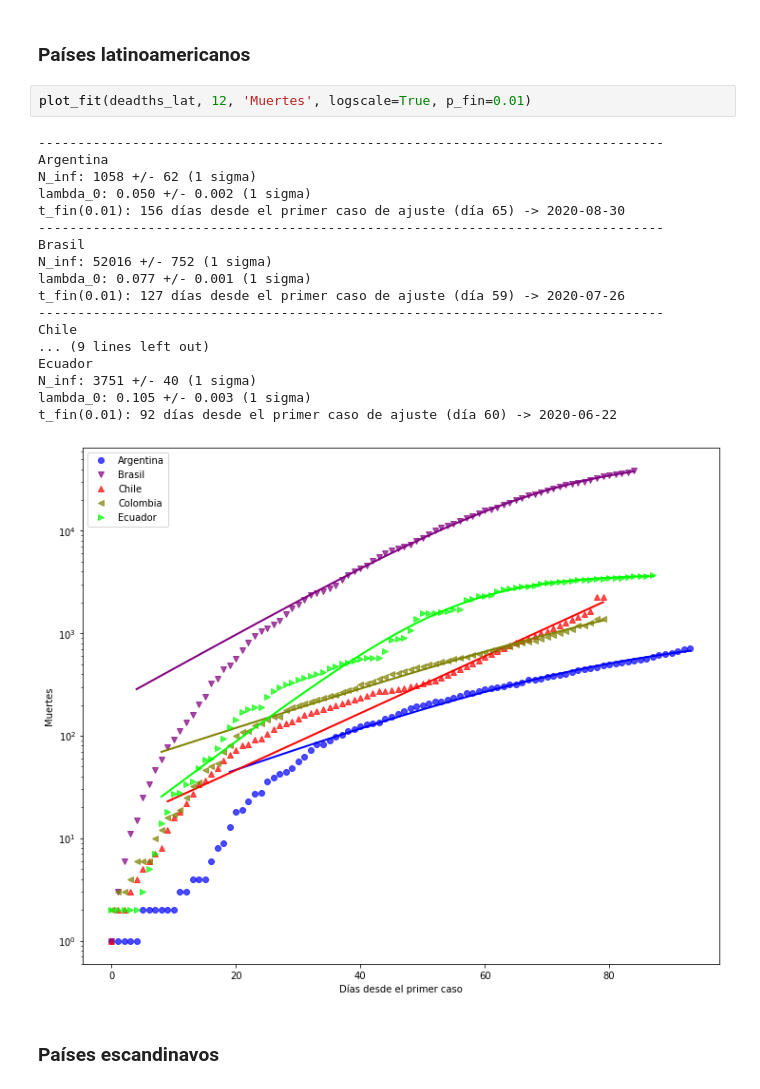
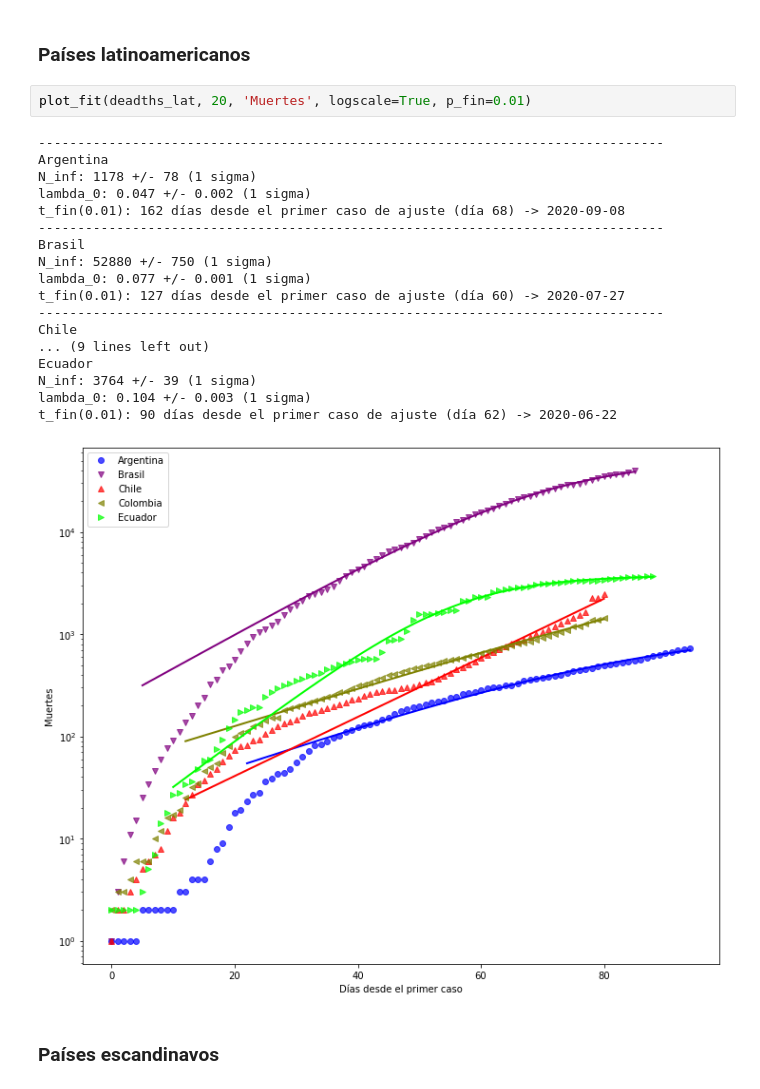
Before and after one commit to manuxch/logistic-covid19, a Jupyter notebook: Logistic_model_COVID-19.ipynb, the cells around one changed output. Saved outputs shown, nothing was run; the diff lists cells and outputs as text.

```diff
--- a/Logistic_model_COVID-19.ipynb
+++ b/Logistic_model_COVID-19.ipynb
@@ -276,26 +276,26 @@ t_fin(0.01): 94 días desde el primer caso de ajuste (día 57) -> 2020-06-21
 # %% [markdown]
 ### Países latinoamericanos
 # %%
-plot_fit(deadths_lat, 12, 'Muertes', logscale=True, p_fin=0.01)
+plot_fit(deadths_lat, 20, 'Muertes', logscale=True, p_fin=0.01)
 # %% [output]
 --------------------------------------------------------------------------------
 Argentina
-N_inf: 1058 +/- 62 (1 sigma)
-lambda_0: 0.050 +/- 0.002 (1 sigma)
-t_fin(0.01): 156 días desde el primer caso de ajuste (día 65) -> 2020-08-30
+N_inf: 1178 +/- 78 (1 sigma)
+lambda_0: 0.047 +/- 0.002 (1 sigma)
+t_fin(0.01): 162 días desde el primer caso de ajuste (día 68) -> 2020-09-08
 --------------------------------------------------------------------------------
 Brasil
-N_inf: 52016 +/- 752 (1 sigma)
+N_inf: 52880 +/- 750 (1 sigma)
 lambda_0: 0.077 +/- 0.001 (1 sigma)
-t_fin(0.01): 127 días desde el primer caso de ajuste (día 59) -> 2020-07-26
+t_fin(0.01): 127 días desde el primer caso de ajuste (día 60) -> 2020-07-27
 --------------------------------------------------------------------------------
 Chile
 ... (9 lines left out)
 Ecuador
-N_inf: 3751 +/- 40 (1 sigma)
-lambda_0: 0.105 +/- 0.003 (1 sigma)
-t_fin(0.01): 92 días desde el primer caso de ajuste (día 60) -> 2020-06-22
+N_inf: 3764 +/- 39 (1 sigma)
+lambda_0: 0.104 +/- 0.003 (1 sigma)
+t_fin(0.01): 90 días desde el primer caso de ajuste (día 62) -> 2020-06-22
-[figure, old version]
+[figure, new version]
 # %% [markdown]
 ### Países escandinavos
 # %%
```
Also changed, not shown: parts of 8 cells of this notebook.
